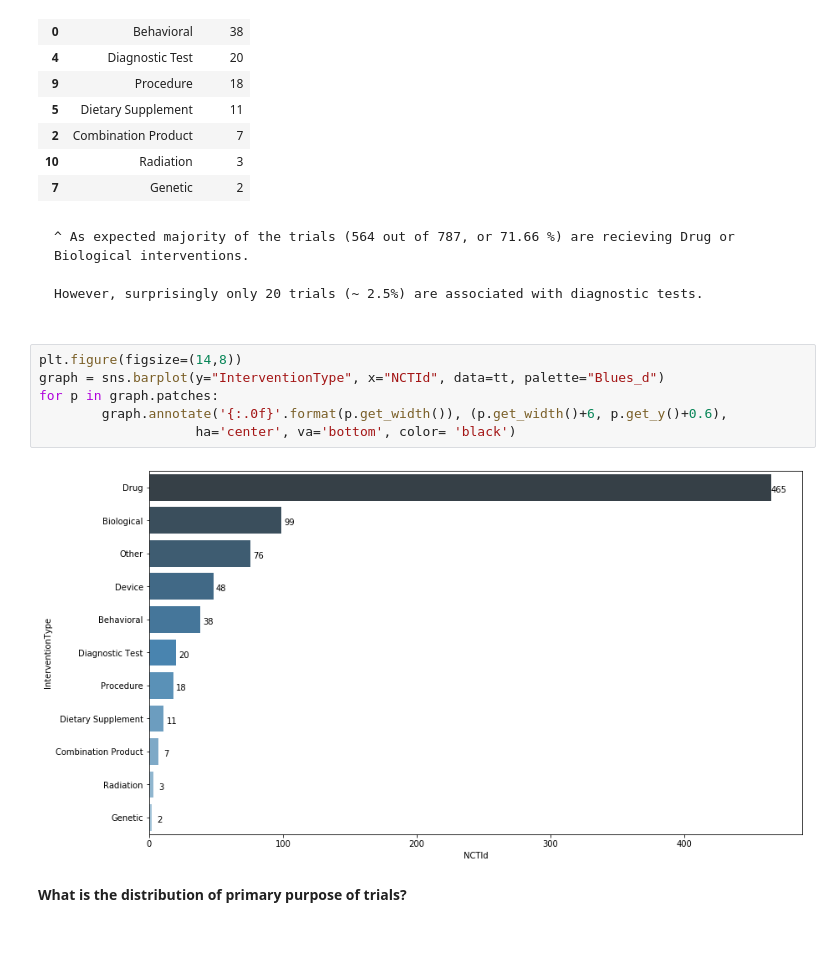
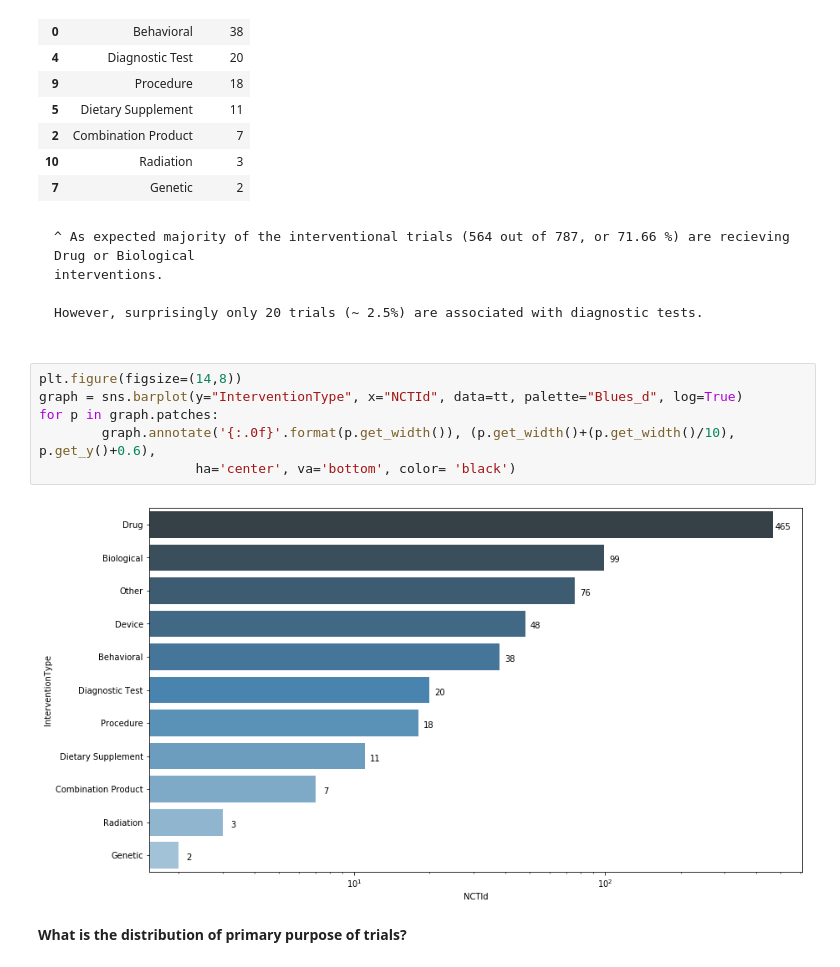
Before and after one commit to AksChougule/clinical-text, a Jupyter notebook: cov19-ct-gov-api/COVID-19-clinical-trials-v2.ipynb, the cells around one changed output. Drawn from its saved outputs; the diff is of its cells as text; blank space fills up the shorter version.

Commit message:
completed planned explorations, formatted

```diff
--- a/cov19-ct-gov-api/COVID-19-clinical-trials-v2.ipynb
+++ b/cov19-ct-gov-api/COVID-19-clinical-trials-v2.ipynb
@@ -219,17 +226,18 @@ tt
 | 10 | Radiation | 3 |
 | 7 | Genetic | 2 |
 # %% [markdown]
-<pre>^ As expected majority of the trials (564 out of 787, or 71.66 %) are recieving Drug or Biological interventions.
+<pre>^ As expected majority of the interventional trials (564 out of 787, or 71.66 %) are recieving Drug or Biological
+interventions.
 
 However, surprisingly only 20 trials (~ 2.5%) are associated with diagnostic tests.
 # %%
 plt.figure(figsize=(14,8))
-graph = sns.barplot(y="InterventionType", x="NCTId", data=tt, palette="Blues_d")
+graph = sns.barplot(y="InterventionType", x="NCTId", data=tt, palette="Blues_d", log=True)
 for p in graph.patches:
-        graph.annotate('{:.0f}'.format(p.get_width()), (p.get_width()+6, p.get_y()+0.6),
+        graph.annotate('{:.0f}'.format(p.get_width()), (p.get_width()+(p.get_width()/10), p.get_y()+0.6),
                     ha='center', va='bottom', color= 'black')
 # %% [output]
-[figure, old version]
+[figure, new version]
 # %% [markdown]
 **What is the distribution of primary purpose of trials?**
 # %%
```
Also changed, not shown: parts of 26 cells of this notebook.
